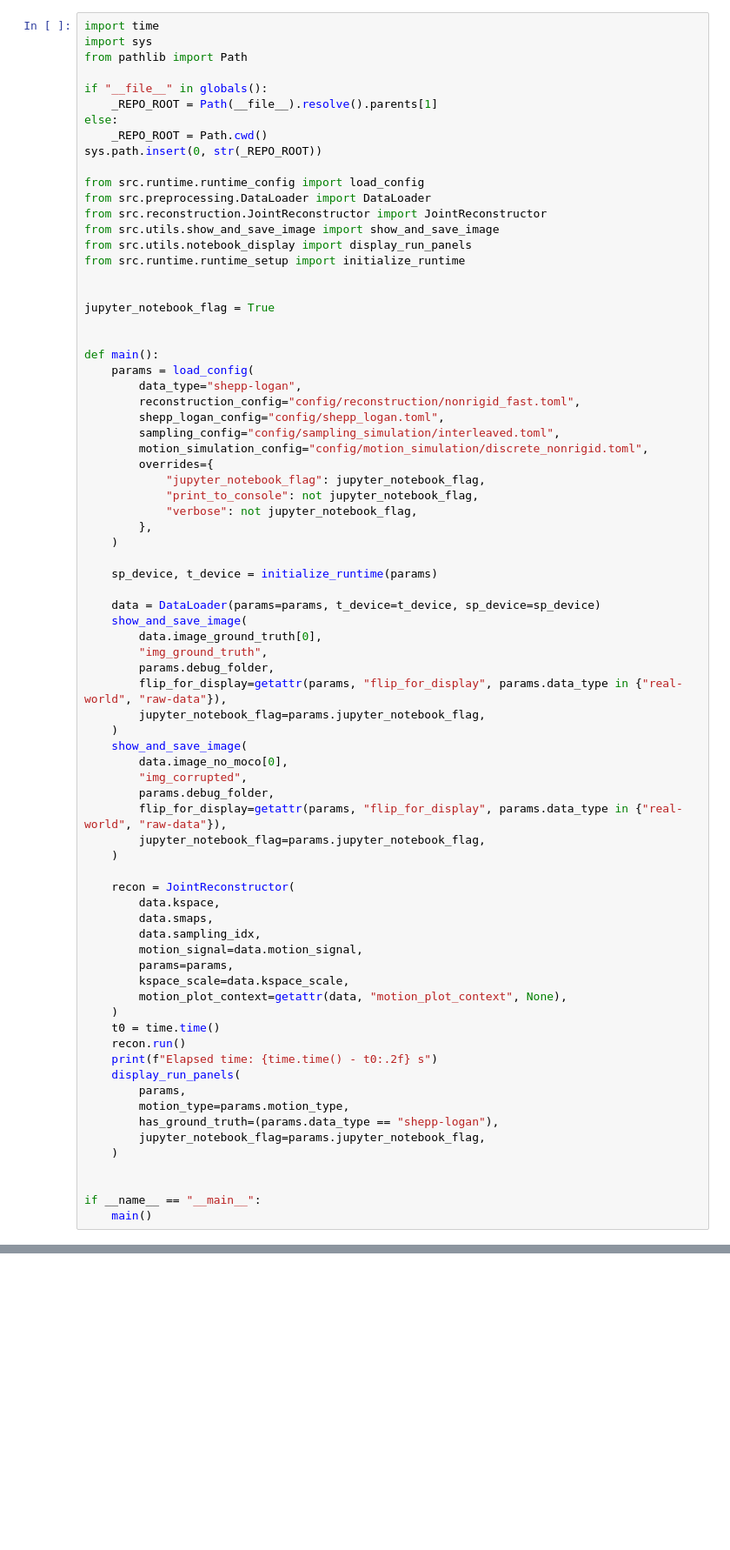
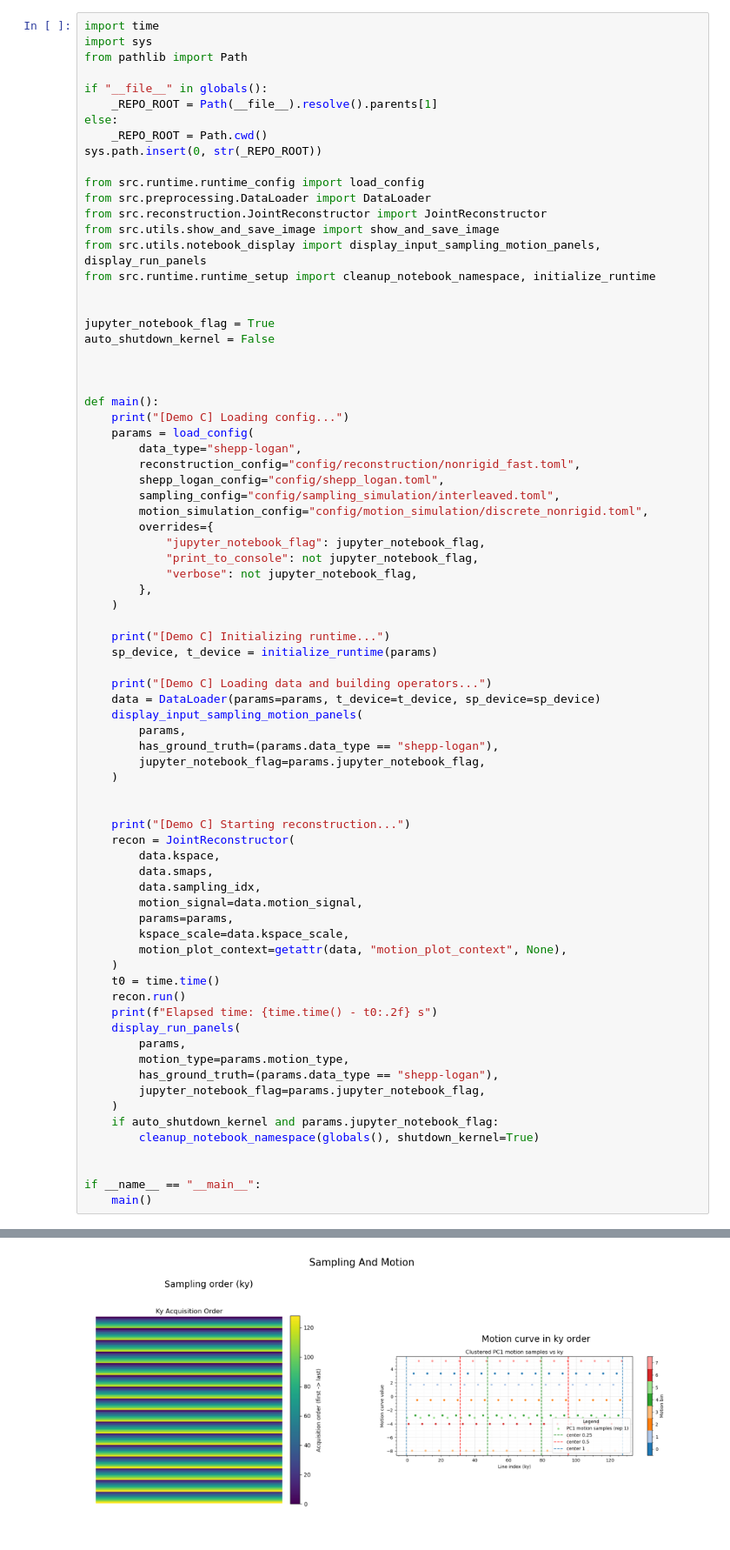
Before and after one commit to IADI-Nancy/GRICS-torch, a Jupyter notebook: demo_c_shepp_interleaved_nonrigid.ipynb, the cells around one changed output, grey strips where cells are left out. Shown at 87% size. Drawn from its saved outputs; the diff is of its cells as text; blank space fills up the shorter version.

```diff
--- a/demo_c_shepp_interleaved_nonrigid.ipynb
+++ b/demo_c_shepp_interleaved_nonrigid.ipynb
@@ -15,14 +15,17 @@ from src.runtime.runtime_config import load_config
 from src.preprocessing.DataLoader import DataLoader
 from src.reconstruction.JointReconstructor import JointReconstructor
 from src.utils.show_and_save_image import show_and_save_image
-from src.utils.notebook_display import display_run_panels
-from src.runtime.runtime_setup import initialize_runtime
+from src.utils.notebook_display import display_input_sampling_motion_panels, display_run_panels
+from src.runtime.runtime_setup import cleanup_notebook_namespace, initialize_runtime
 
 
 jupyter_notebook_flag = True
+auto_shutdown_kernel = False
+
 
 
 def main():
+    print("[Demo C] Loading config...")
     params = load_config(
         data_type="shepp-logan",
         reconstruction_config="config/reconstruction/nonrigid_fast.toml",
@@ -36,24 +39,19 @@ def main():
         },
     )
 
+    print("[Demo C] Initializing runtime...")
     sp_device, t_device = initialize_runtime(params)
 
+    print("[Demo C] Loading data and building operators...")
     data = DataLoader(params=params, t_device=t_device, sp_device=sp_device)
-    show_and_save_image(
-        data.image_ground_truth[0],
-        "img_ground_truth",
-        params.debug_folder,
-        flip_for_display=getattr(params, "flip_for_display", params.data_type in {"real-world", "raw-data"}),
-        jupyter_notebook_flag=params.jupyter_notebook_flag,
-    )
-    show_and_save_image(
-        data.image_no_moco[0],
-        "img_corrupted",
-        params.debug_folder,
-        flip_for_display=getattr(params, "flip_for_display", params.data_type in {"real-world", "raw-data"}),
+    display_input_sampling_motion_panels(
+        params,
+        has_ground_truth=(params.data_type == "shepp-logan"),
         jupyter_notebook_flag=params.jupyter_notebook_flag,
     )
 
+
+    print("[Demo C] Starting reconstruction...")
     recon = JointReconstructor(
         data.kspace,
         data.smaps,
@@ -72,7 +70,10 @@ def main():
         has_ground_truth=(params.data_type == "shepp-logan"),
         jupyter_notebook_flag=params.jupyter_notebook_flag,
     )
+    if auto_shutdown_kernel and params.jupyter_notebook_flag:
+        cleanup_notebook_namespace(globals(), shutdown_kernel=True)
 
 
 if __name__ == "__main__":
     main()
+# %% [output]
@@ -78,0 +87 @@ if __name__ == "__main__":
+[figure, added]
```
Also changed, not shown: parts of 2 cells of this notebook, 6 other files.
